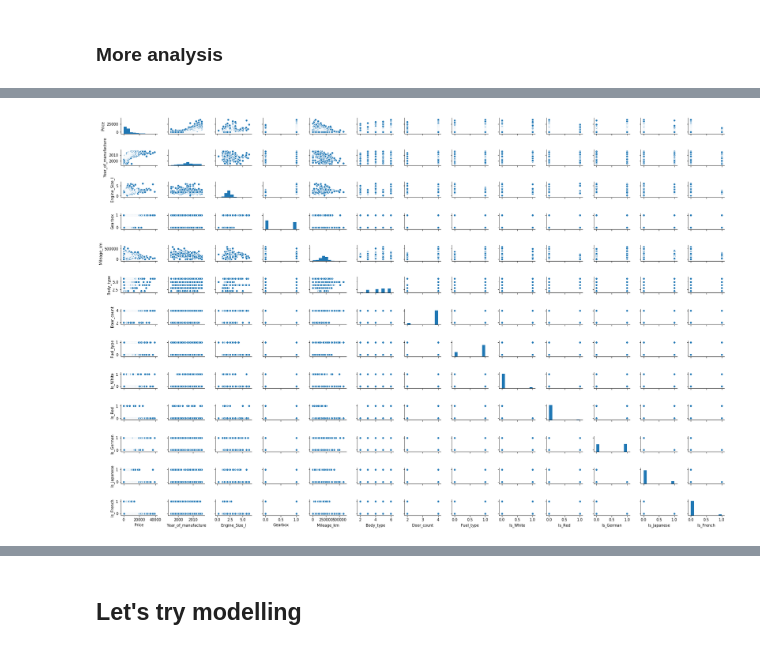
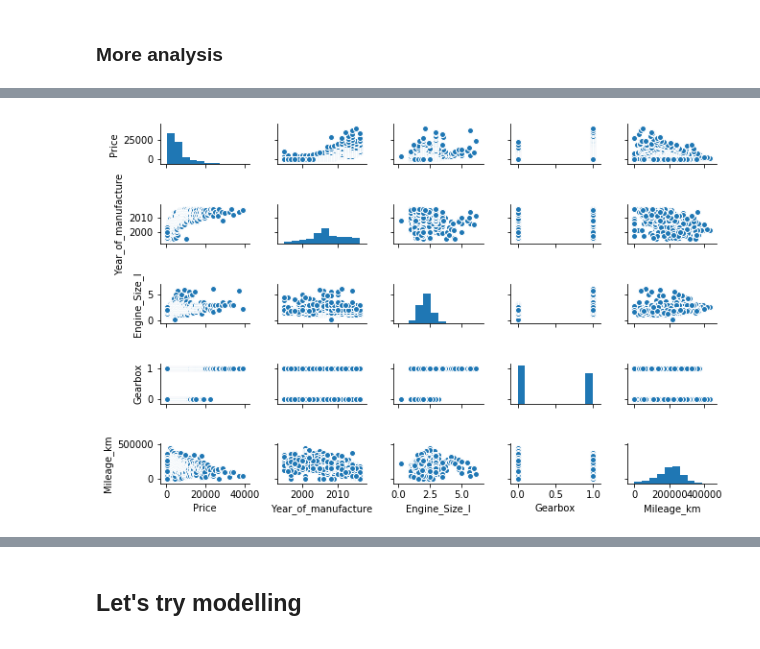
Before and after one commit to Auste1989/metis_projects, a Jupyter notebook: project_luther/project_luther_ecm_2.ipynb, the cells around one changed output, grey strips where cells are left out. Drawn from its saved outputs; the diff is of its cells as text; code cells hidden in the pictures.

```diff
--- a/project_luther/project_luther_ecm_2.ipynb
+++ b/project_luther/project_luther_ecm_2.ipynb
@@ -86,16 +89,16 @@ def clean_door_count(series):
 
 #Convert 'Fuel type' to numeric value (Petrol = 0, Diesel = 1) !If the car is electric, it assigns NaN
 def fuel_bool(series):
-    """Takes a series with strings and converts them to a boolean representation of 0 for Petrol and 1 for Diesel.
+    """Takes a series with strings and converts them to a boolean representation of 0 for Diesel and 1 for Petrol.
     Returns a list of integers (0, 1)."""
     values = series
     new_values = []
     for value in values:
         if value == 'Petrol' or value == 'Petrol / LPG':
-            val = int(0)
+            val = int(1)
             new_values.append(val)
         elif value == 'Diesel' or value == 'Diesel / gas':
-            val = int(1)
+            val = int(0)
             new_values.append(val)
         else:
             val = np.NaN
@@ -559,8 +558,8 @@ Text(0.5,1,'Mileage Distribution')
 [figure]
 # %%
 #Check Mileage outliers
-#clean_car_ad_dataset[clean_car_ad_dataset['Mileage_km'] >= 600000.0]
-clean_car_ad_dataset = clean_car_ad_dataset[(clean_car_ad_dataset['Mileage_km'] > 0.0) & (clean_car_ad_dataset['Mileage_km'] <= 600000.0)]
+#clean_car_ad_dataset[(clean_car_ad_dataset['Mileage_km'] >= 450000.0) | (clean_car_ad_dataset['Mileage_km'] == 0.0)]
+clean_car_ad_dataset = clean_car_ad_dataset[(clean_car_ad_dataset['Mileage_km'] > 0.0) & (clean_car_ad_dataset['Mileage_km'] <= 450000.0)]
 #clean_car_ad_dataset.head()
 # %%
 #Let's plot Mileage histogram again, after removing outliers (to check the distribution)
@@ -632,5 +631,6 @@ plt.title('Door count');
 ### More analysis
 # %%
 #Check the correlation between different variables
-clean_car_ad_dataset.corr()
+car_subset1 = clean_car_ad_dataset[['Price', 'Year_of_manufacture', 'Engine_Size_l', 'Gearbox', 'Mileage_km']]
+car_subset1.corr()
 # %% [output]
@@ -651,5 +673,5 @@ clean_car_ad_dataset.corr()
 # %%
-#Visualize the correlations
-sns.pairplot(clean_car_ad_dataset, size = 1.2, aspect=1.5);
+#Visualize the correlations of subset1
+sns.pairplot(car_subset1, size = 1.2, aspect=1.5);
 # %% [output]
-[figure, old version]
+[figure, new version]
```
Also changed, not shown: parts of 41 cells of this notebook, 2 other files.
